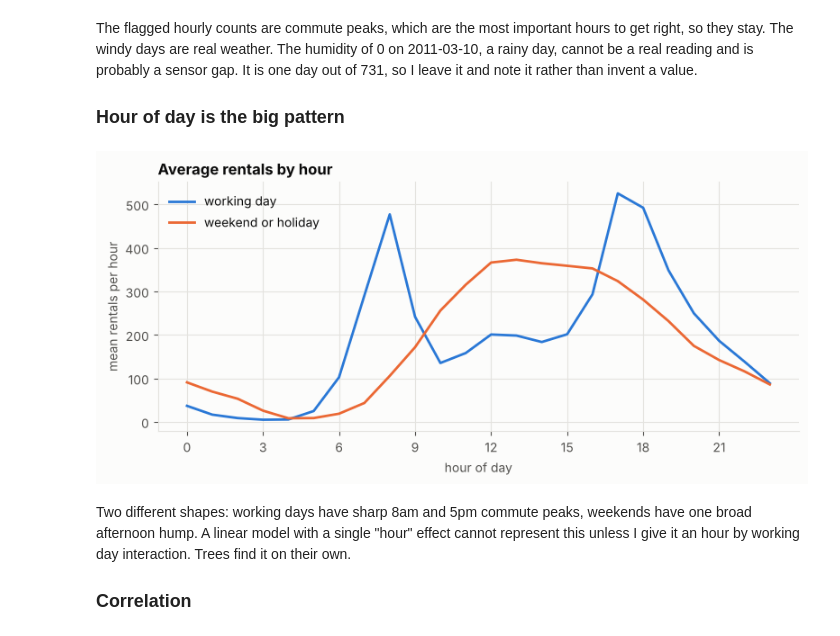
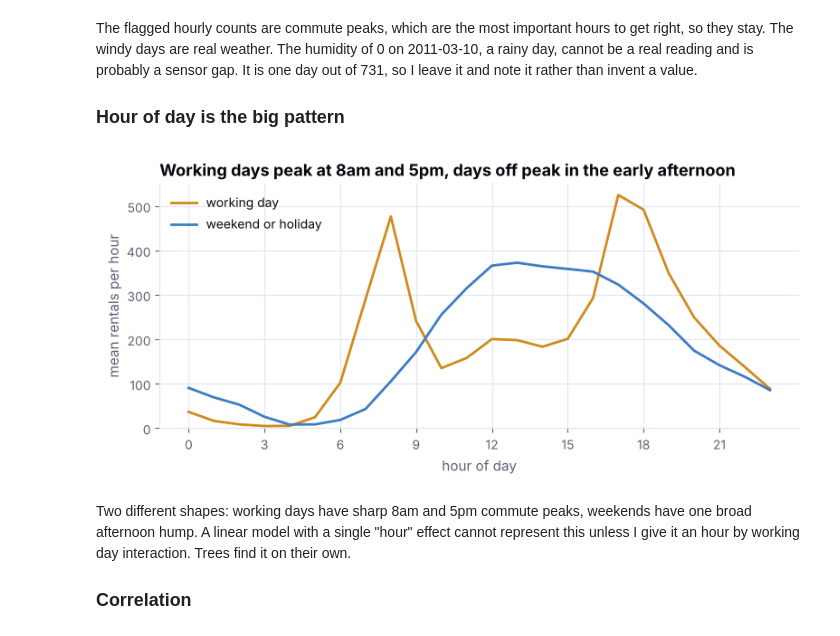
Before and after one commit to Mayank-thite/statistics-and-modeling, a Jupyter notebook: notebooks/01_eda_descriptive_stats.ipynb, the cells around one changed output. Saved outputs shown, nothing was run; the diff lists cells and outputs as text; code cells hidden in the pictures.

Commit message:
Restyle charts to the site palette with titles that state the finding

```diff
--- a/notebooks/01_eda_descriptive_stats.ipynb
+++ b/notebooks/01_eda_descriptive_stats.ipynb
@@ -132,14 +132,15 @@ The flagged hourly counts are commute peaks, which are the most important hours
 # %%
 prof = hour.groupby(["workingday", "hr"])["cnt"].mean().unstack(0)
 fig, ax = plt.subplots(figsize=(8, 3.8))
-ax.plot(prof.index, prof[1], label="working day", color=PALETTE[0])
-ax.plot(prof.index, prof[0], label="weekend or holiday", color=PALETTE[1])
-ax.set(title="Average rentals by hour", xlabel="hour of day", ylabel="mean rentals per hour", xticks=range(0, 24, 3))
+ax.plot(prof.index, prof[1], label="working day", color=PALETTE[1])
+ax.plot(prof.index, prof[0], label="weekend or holiday", color=PALETTE[0])
+ax.set(title="Working days peak at 8am and 5pm, days off peak in the early afternoon",
+       xlabel="hour of day", ylabel="mean rentals per hour", xticks=range(0, 24, 3), ylim=(0, None))
 ax.legend()
 fig.tight_layout()
 save(fig, "bike_hourly_profile.png");
 # %% [output]
-[figure, old version]
+[figure, new version]
 # %% [markdown]
 Two different shapes: working days have sharp 8am and 5pm commute peaks, weekends have one broad afternoon hump. A linear model with a single "hour" effect cannot represent this unless I give it an hour by working day interaction. Trees find it on their own.
 
```
Also changed, not shown: parts of 4 cells of this notebook, 4 other files.
